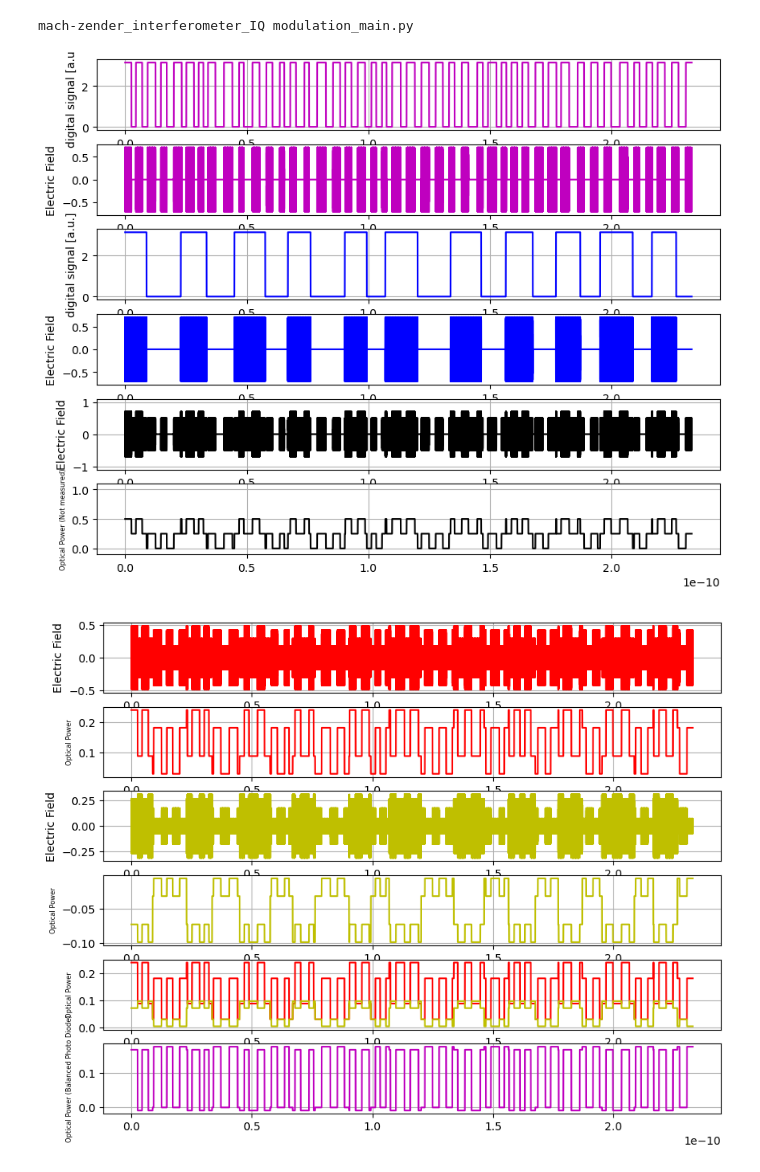
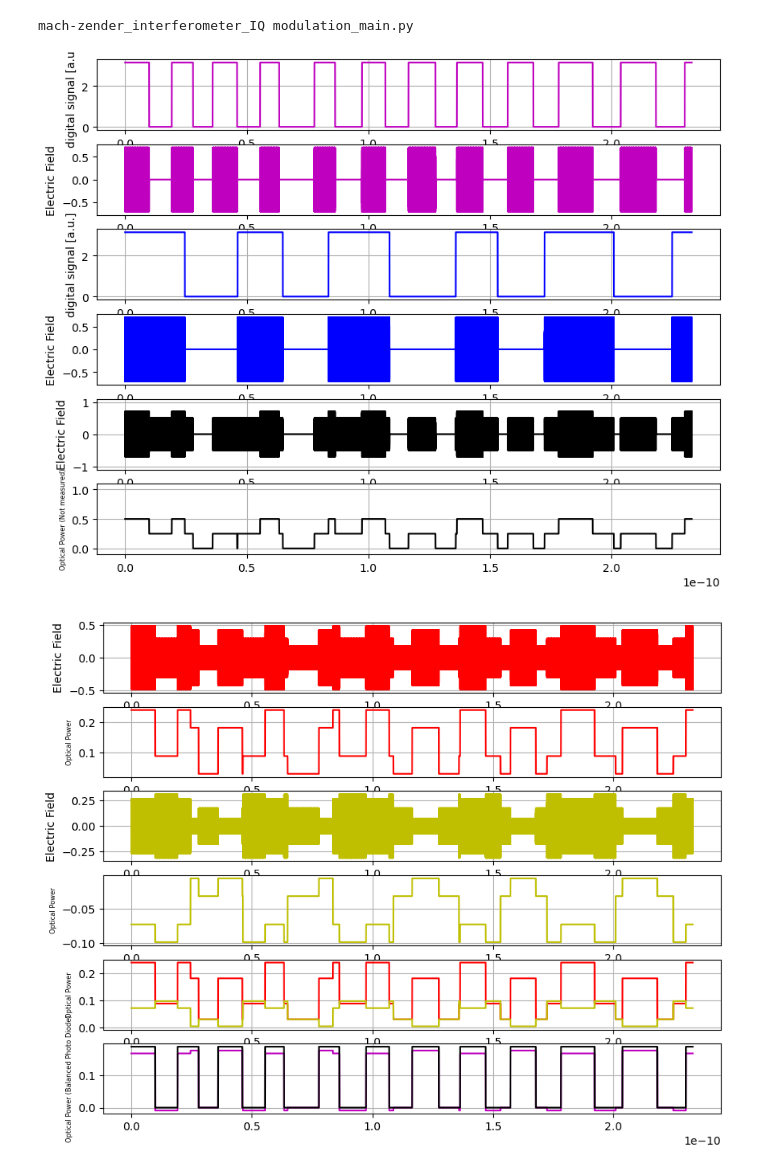
Before and after one commit to tacticstactics/optical-IQ-modulation, a Jupyter notebook: mach_zender_interferometer_IQ modulation_main.ipynb, the cells around one changed output. Cells and saved outputs as stored; diff of their text form; code cells hidden in the pictures.

```diff
--- a/mach_zender_interferometer_IQ modulation_main.ipynb
+++ b/mach_zender_interferometer_IQ modulation_main.ipynb
@@ -47,7 +47,7 @@ a1 = np.random.rand(samplerate) * (a1_range[1]-a1_range[0]) + a1_range[0]
 
 # Pseudo Random On-Off level Digital signal, Type 1
 # Arm A
-b1_range = [2**9, 2**10]# frequency range
+b1_range = [2**11, 2**12]# frequency range
 b1 = np.random.rand(samplerate) *(b1_range[1]-b1_range[0]) + b1_range[0]
 b1 = np.round(b1)
 b1 = b1.astype(int)
@@ -79,7 +79,7 @@ while b1[i]<np.size(prbs1a):
     i=i+1
 
 # Arm B
-b2_range = [2**11, 2**12]
+b2_range = [2**12, 2**13]
 b2 = np.random.rand(samplerate) *(b2_range[1]-b2_range[0]) + b2_range[0] # range for frequency
 b2 = np.round(b2)
 b2 = b2.astype(int)
@@ -137,6 +137,8 @@ periodicsig2 = 1*np.pi*(np.arange(samplerate) % P2 < D2)
 #randomintcol = np.zeros(samplerate)
 #for ii in range(samplerate):
 #    randomintcol[ii] = np.random.random_integers(2)
+
+#Choose signals from above
 
 #signal1col = 1*np.pi*np.ones(samplerate)
 #signal1col = sine_signalcol
@@ -370,6 +372,7 @@ ax25.set_ylabel("Optical Power",{"fontsize": 6})
 ax25.grid()
 
 ax26.plot(tcol, (np.abs(E9_2out_port1col))**2 - (np.abs(E9_2out_port2col))**2, "-",color="m")
+ax26.plot(tcol, 0.06*signal1col, "-", color="k")
 ax26.set_ylabel("Optical Power (Balanced Photo Diode)",{"fontsize": 6})
 #ax26.set_ylim(-0.1,0.6)
 ax26.grid()
@@ -385,32 +388,33 @@ ax36 = fig3.add_subplot(6, 1, 6)
 
 ax31.plot(tcol, np.real(E9_1out_port1col), "-",color="g")
 ax31.set_ylabel("Electric Field")
 ax31.grid()
 
 ax32.plot(tcol, (np.abs(E9_1out_port1col))**2, "-",color="g")
 ax32.set_ylabel("Optical Power",{"fontsize": 6})
 ax32.grid()
 
 ax33.plot(tcol, np.real(E9_1out_port2col), "-",color="c")
 ax33.set_ylabel("Electric Field")
 ax33.grid()
 
 ax34.plot(tcol, (np.abs(E9_1out_port2col))**2, "-",color="c")
 ax34.set_ylabel("Optical Power",{"fontsize": 6})
 ax34.grid()
 
 ax35.plot(tcol, (np.abs(E9_1out_port1col))**2, color="g")
 ax35.plot(tcol, (np.abs(E9_1out_port2col))**2, color="c")
 ax35.set_ylabel("Optical Power",{"fontsize": 6})
 ax35.grid()
 
 ax36.plot(tcol, -1*((np.abs(E9_1out_port1col))**2 - (np.abs(E9_1out_port2col))**2), "-",color="b")
+ax36.plot(tcol, 0.06*signal2col, "-", color="k")
 ax36.set_ylabel("Optical Power (Balanced Photo Diode)",{"fontsize": 6})
 #ax36.set_ylim(-0.1,0.6)
 ax36.grid()
 
 plt.show()
 # %% [output]
 mach-zender_interferometer_IQ modulation_main.py
-[figure, old version]
+[figure, new version]
-[figure, old version]
+[figure, new version]
```
Also changed, not shown: parts of 1 cell of this notebook.
